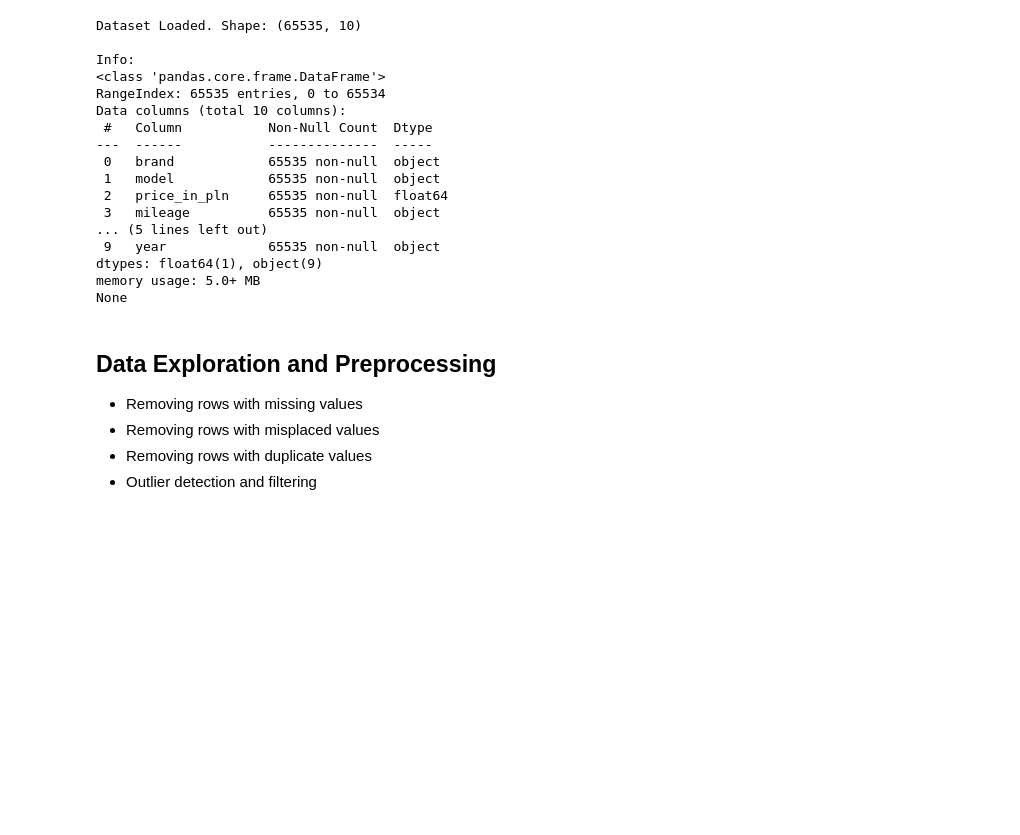
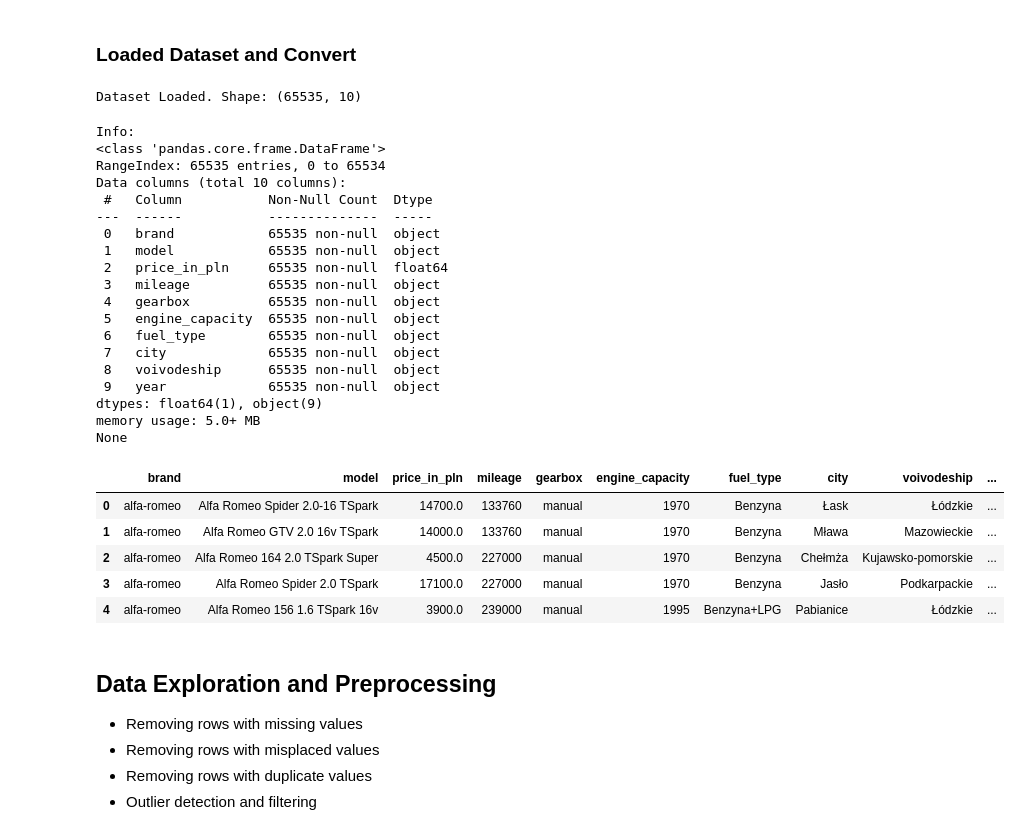
Before and after one commit to andreaalboni/Machine-Learning-Exam, a Jupyter notebook: exam.ipynb, the cells around one changed output. Saved outputs shown, nothing was run; the diff lists cells and outputs as text; code cells hidden in the pictures; blank space fills up the shorter version.

```diff
--- a/exam.ipynb
+++ b/exam.ipynb
@@ -10,18 +26,20 @@ from sklearn.tree import DecisionTreeRegressor
 from sklearn.model_selection import train_test_split, GridSearchCV
 from sklearn.ensemble import RandomForestRegressor, GradientBoostingRegressor
 from sklearn.metrics import mean_absolute_error, mean_squared_error, r2_score
+# %% [markdown]
+### Loaded Dataset and Convert
 # %%
 df = pd.read_excel("cars.xlsx")
 df.to_csv('cars.csv', index=False)
+
+df = pd.read_csv("cars.csv")
+print("\nDataset Loaded. Shape:", df.shape)
+# %% [output]
+Dataset Loaded. Shape: (65535, 10)
 # %%
-df = pd.read_csv("cars.csv")
-print("\nDataset Loaded. Shape:", df.shape)
-
 print('\nInfo:')
 print(df.info())
 # %% [output]
-Dataset Loaded. Shape: (65535, 10)
-
 Info:
 <class 'pandas.core.frame.DataFrame'>
 RangeIndex: 65535 entries, 0 to 65534
@@ -32,11 +50,24 @@ Data columns (total 10 columns):
  1   model            65535 non-null  object
  2   price_in_pln     65535 non-null  float64
  3   mileage          65535 non-null  object
-... (5 lines left out)
+ 4   gearbox          65535 non-null  object
+ 5   engine_capacity  65535 non-null  object
+ 6   fuel_type        65535 non-null  object
+ 7   city             65535 non-null  object
+ 8   voivodeship      65535 non-null  object
  9   year             65535 non-null  object
 dtypes: float64(1), object(9)
 memory usage: 5.0+ MB
 None
+# %%
+df.head()
+# %% [output]
+|  | brand | model | price_in_pln | mileage | gearbox | engine_capacity | fuel_type | city | voivodeship | ... |
+| 0 | alfa-romeo | Alfa Romeo Spider 2.0-16 TSpark | 14700.0 | 133760 | manual | 1970 | Benzyna | Łask | Łódzkie | ... |
+| 1 | alfa-romeo | Alfa Romeo GTV 2.0 16v TSpark | 14000.0 | 133760 | manual | 1970 | Benzyna | Mława | Mazowieckie | ... |
+| 2 | alfa-romeo | Alfa Romeo 164 2.0 TSpark Super | 4500.0 | 227000 | manual | 1970 | Benzyna | Chełmża | Kujawsko-pomorskie | ... |
+| 3 | alfa-romeo | Alfa Romeo Spider 2.0 TSpark | 17100.0 | 227000 | manual | 1970 | Benzyna | Jasło | Podkarpackie | ... |
+| 4 | alfa-romeo | Alfa Romeo 156 1.6 TSpark 16v | 3900.0 | 239000 | manual | 1995 | Benzyna+LPG | Pabianice | Łódzkie | ... |
 # %% [markdown]
 ## Data Exploration and Preprocessing
 - Removing rows with missing values
```
Also changed, not shown: parts of 8 cells of this notebook.
